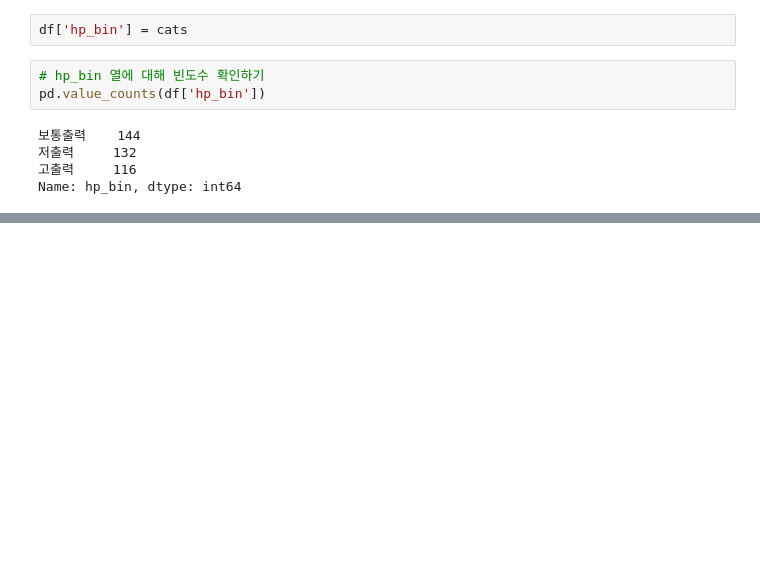
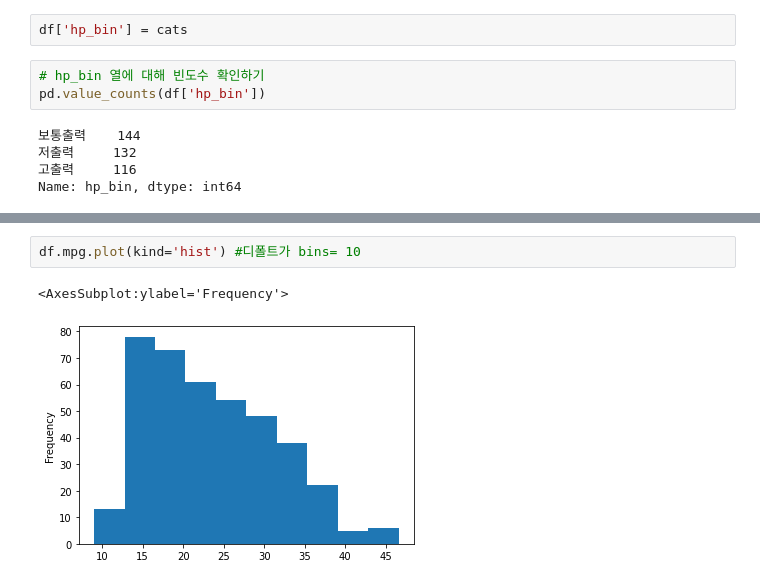
Before and after one commit to kimgchanwool/numpy-pandas, a Jupyter notebook: 자동차 연비 데이터 분석.ipynb, the cells around one changed output, grey strips where cells are left out. Drawn from its saved outputs; the diff is of its cells as text; blank space fills up the shorter version.

```diff
--- a/자동차 연비 데이터 분석.ipynb
+++ b/자동차 연비 데이터 분석.ipynb
@@ -442,0 +544,5 @@ Name: hp_bin, dtype: int64
+# %%
+df.mpg.plot(kind='hist') #디폴트가 bins= 10
+# %% [output]
+<AxesSubplot:ylabel='Frequency'>
+[figure, added]
```
Also changed, not shown: parts of 51 cells of this notebook, 3 other files.
